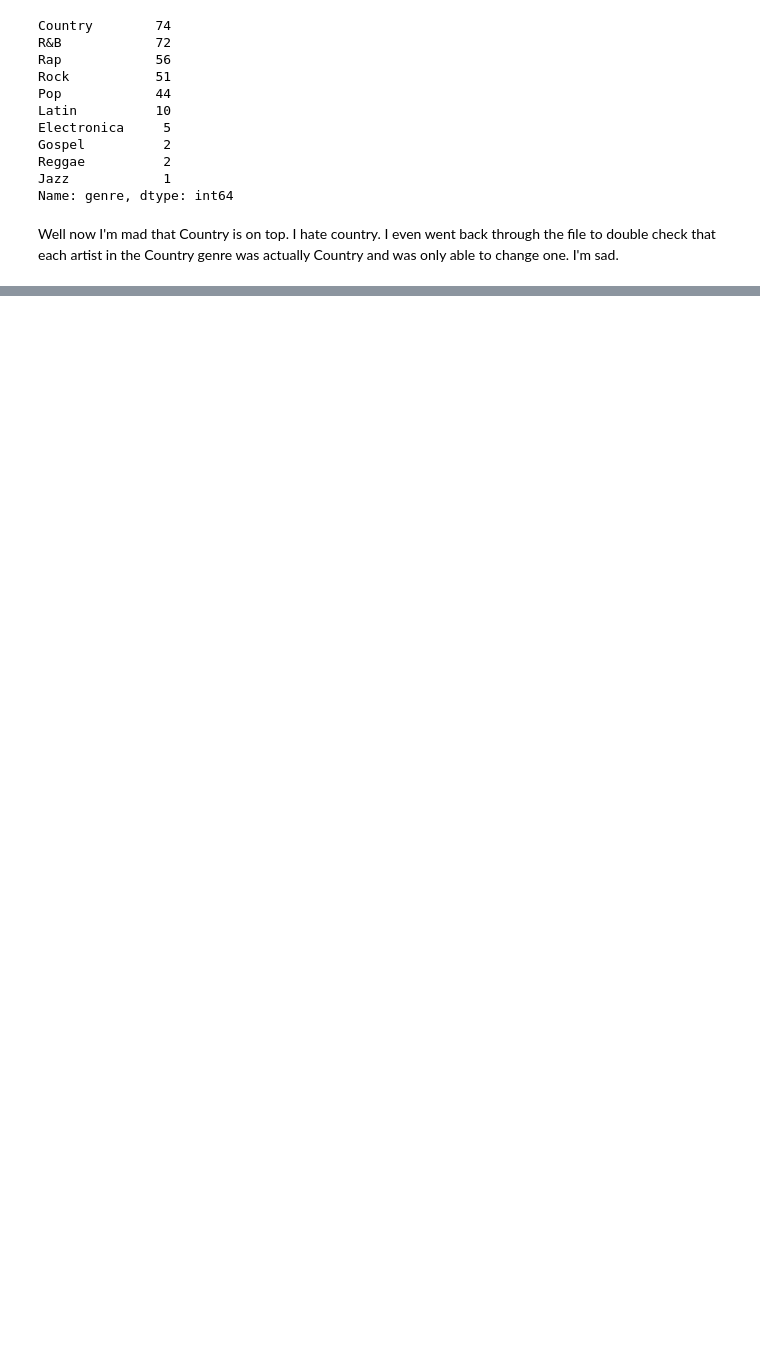
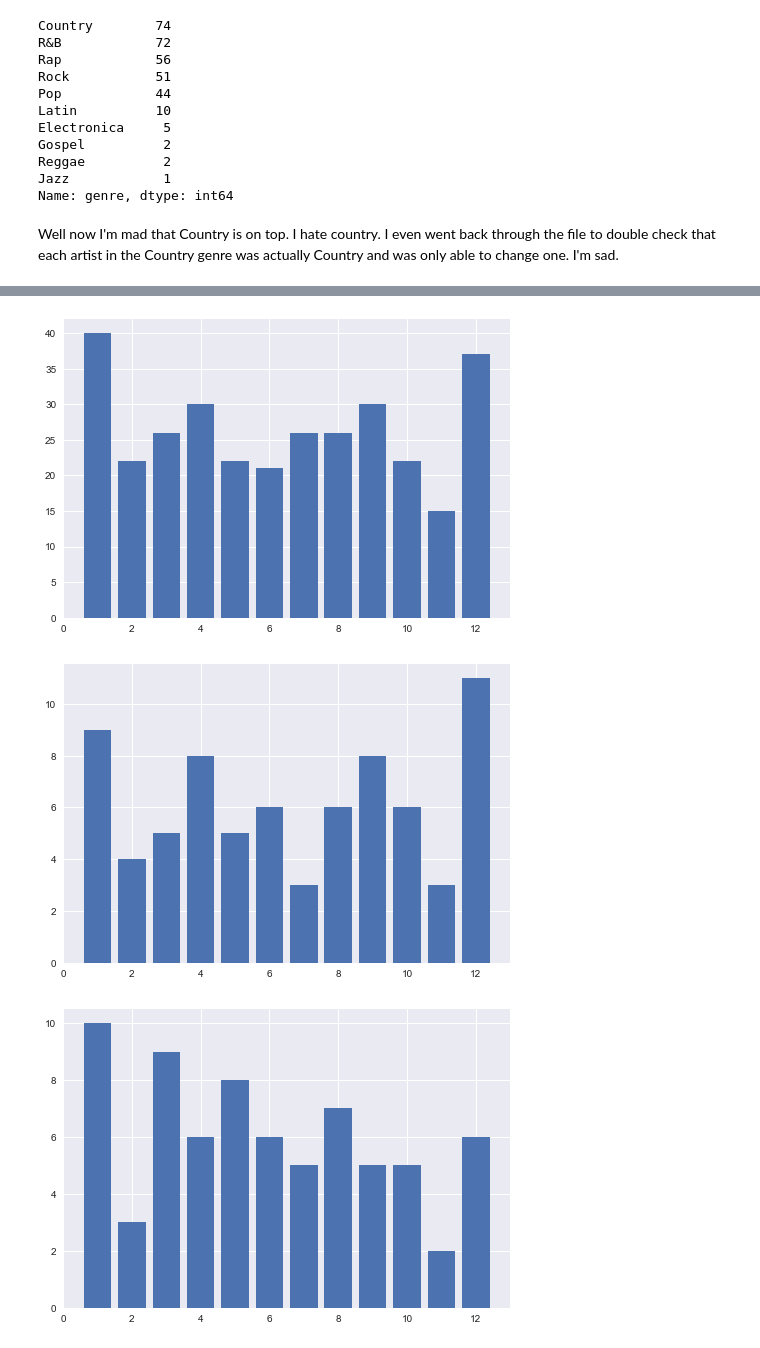
Before and after one commit to matthewbrems/old, a Jupyter notebook: curriculum/02-week/2.10-pandas-lab/code/starter-code-jdoyle.ipynb, the cells around one changed output, grey strips where cells are left out. Saved outputs shown, nothing was run; the diff lists cells and outputs as text; code cells hidden in the pictures; blank space fills up the shorter version.

```diff
--- a/curriculum/02-week/2.10-pandas-lab/code/starter-code-jdoyle.ipynb
+++ b/curriculum/02-week/2.10-pandas-lab/code/starter-code-jdoyle.ipynb
@@ -177,0 +176,23 @@ TypeError: Empty 'DataFrame': no numeric data to plot
+# %%
+## plot the number of songs by month when they peaked
+import matplotlib.pyplot as plt
+counts = billboard_edited['date_peaked'].dt.month.value_counts(sort=False)
+plt.bar(counts.index,counts)
+plt.show()
+
+## plot just country songs by month when they peaked
+df = billboard_edited[billboard_edited.genre =='Country']
+counts = df['date_peaked'].dt.month.value_counts(sort=False)
+plt.bar(counts.index,counts)
+plt.show()
+
+
+## plot just country songs by month when they peaked
+df = billboard_edited[billboard_edited.genre =='R&B']
+counts = df['date_peaked'].dt.month.value_counts(sort=False)
+plt.bar(counts.index,counts)
+plt.show()
+# %% [output]
+[figure, added]
+[figure, added]
+[figure, added]
```
Also changed, not shown: parts of 12 cells of this notebook.
